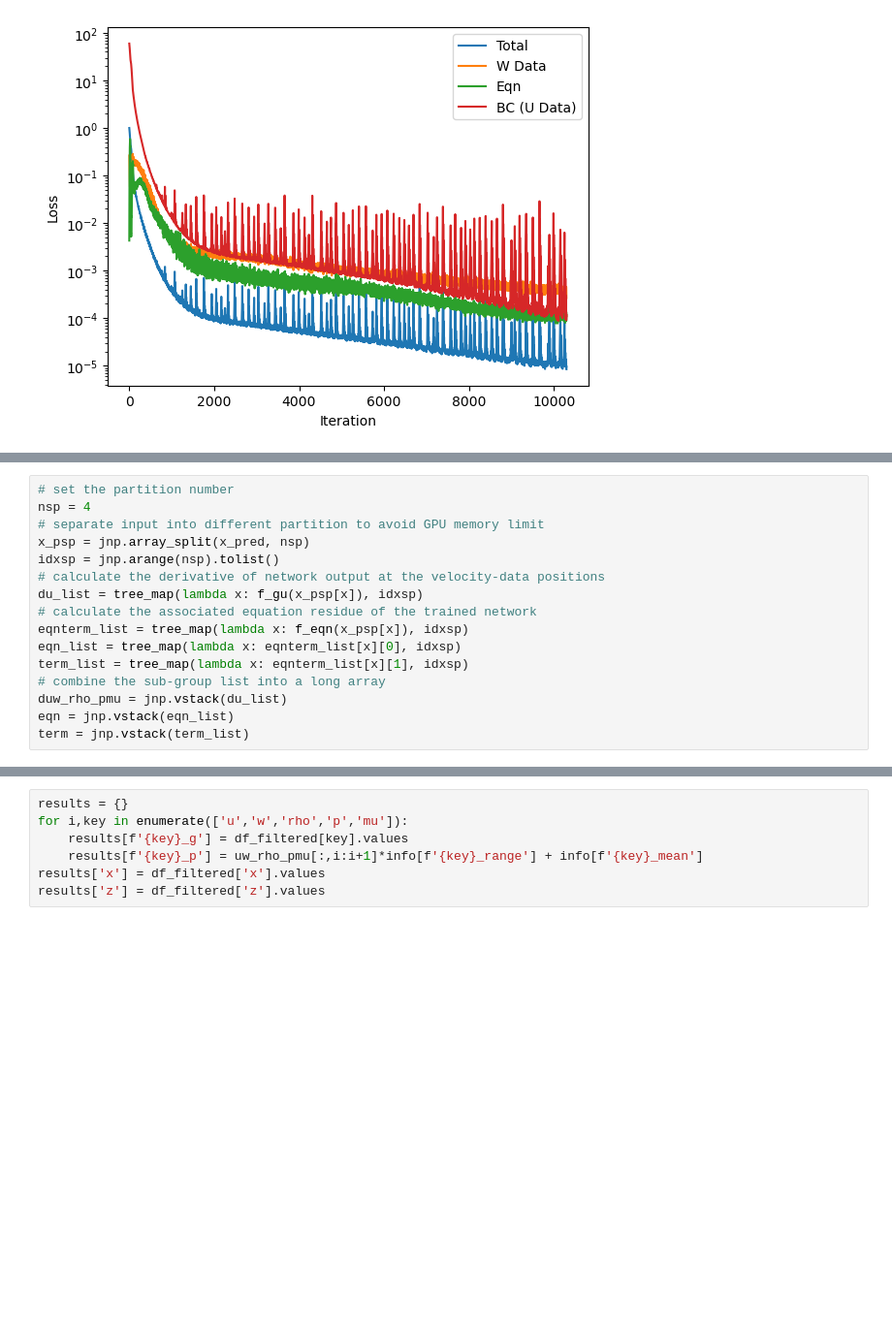
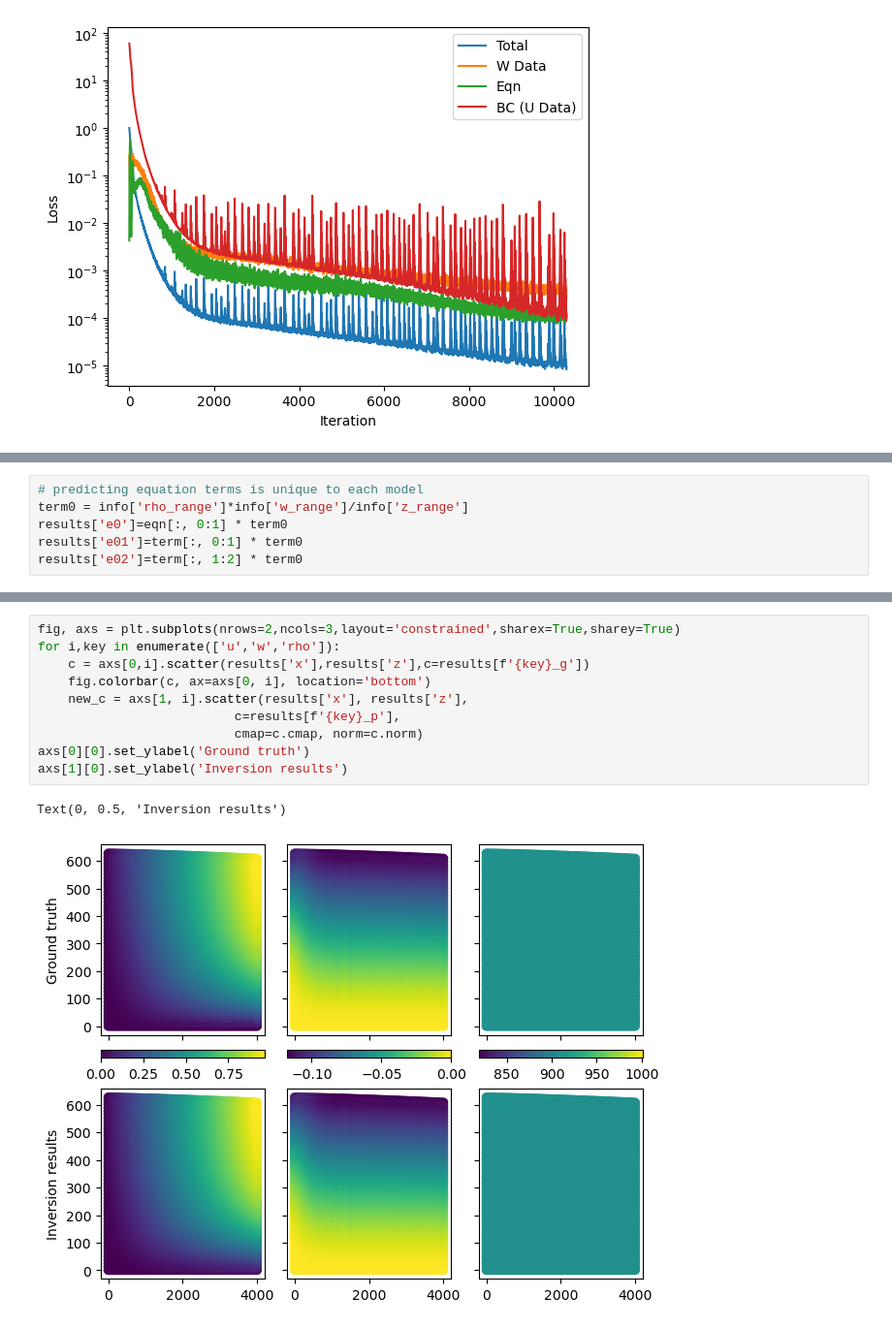
Before and after one commit to glugeorge/PINNs_pRES, a Jupyter notebook: models/mass_conservation_synthetic/test.ipynb, the cells around one changed output, grey strips where cells are left out. Shown at 97% size. Drawn from its saved outputs; the diff is of its cells as text; blank space fills up the shorter version.

```diff
--- a/models/mass_conservation_synthetic/test.ipynb
+++ b/models/mass_conservation_synthetic/test.ipynb
@@ -274,16 +295,6 @@ uw_rho_pmu = f_u(x_pred)
 # %%
-# set the partition number
-nsp = 4
-# separate input into different partition to avoid GPU memory limit
-x_psp = jnp.array_split(x_pred, nsp)
-idxsp = jnp.arange(nsp).tolist()
-# calculate the derivative of network output at the velocity-data positions
-du_list = tree_map(lambda x: f_gu(x_psp[x]), idxsp)
-# calculate the associated equation residue of the trained network
-eqnterm_list = tree_map(lambda x: f_eqn(x_psp[x]), idxsp)
-eqn_list = tree_map(lambda x: eqnterm_list[x][0], idxsp)
-term_list = tree_map(lambda x: eqnterm_list[x][1], idxsp)
-# combine the sub-group list into a long array
-duw_rho_pmu = jnp.vstack(du_list)
-eqn = jnp.vstack(eqn_list)
-term = jnp.vstack(term_list)
+# predicting equation terms is unique to each model
+term0 = info['rho_range']*info['w_range']/info['z_range']
+results['e0']=eqn[:, 0:1] * term0
+results['e01']=term[:, 0:1] * term0
+results['e02']=term[:, 1:2] * term0
@@ -292,7 +301,13 @@ term = jnp.vstack(term_list)
-# %%
-results = {}
-for i,key in enumerate(['u','w','rho','p','mu']):
-    results[f'{key}_g'] = df_filtered[key].values
-    results[f'{key}_p'] = uw_rho_pmu[:,i:i+1]*info[f'{key}_range'] + info[f'{key}_mean']
-results['x'] = df_filtered['x'].values
-results['z'] = df_filtered['z'].values
+# %%
+fig, axs = plt.subplots(nrows=2,ncols=3,layout='constrained',sharex=True,sharey=True)
+for i,key in enumerate(['u','w','rho']):
+    c = axs[0,i].scatter(results['x'],results['z'],c=results[f'{key}_g'])
+    fig.colorbar(c, ax=axs[0, i], location='bottom')
+    new_c = axs[1, i].scatter(results['x'], results['z'],
+                          c=results[f'{key}_p'],
+                          cmap=c.cmap, norm=c.norm)
+axs[0][0].set_ylabel('Ground truth')
+axs[1][0].set_ylabel('Inversion results')
+# %% [output]
+Text(0, 0.5, 'Inversion results')
+[figure, added]
```
Also changed, not shown: parts of 11 cells of this notebook, 1 other file.
